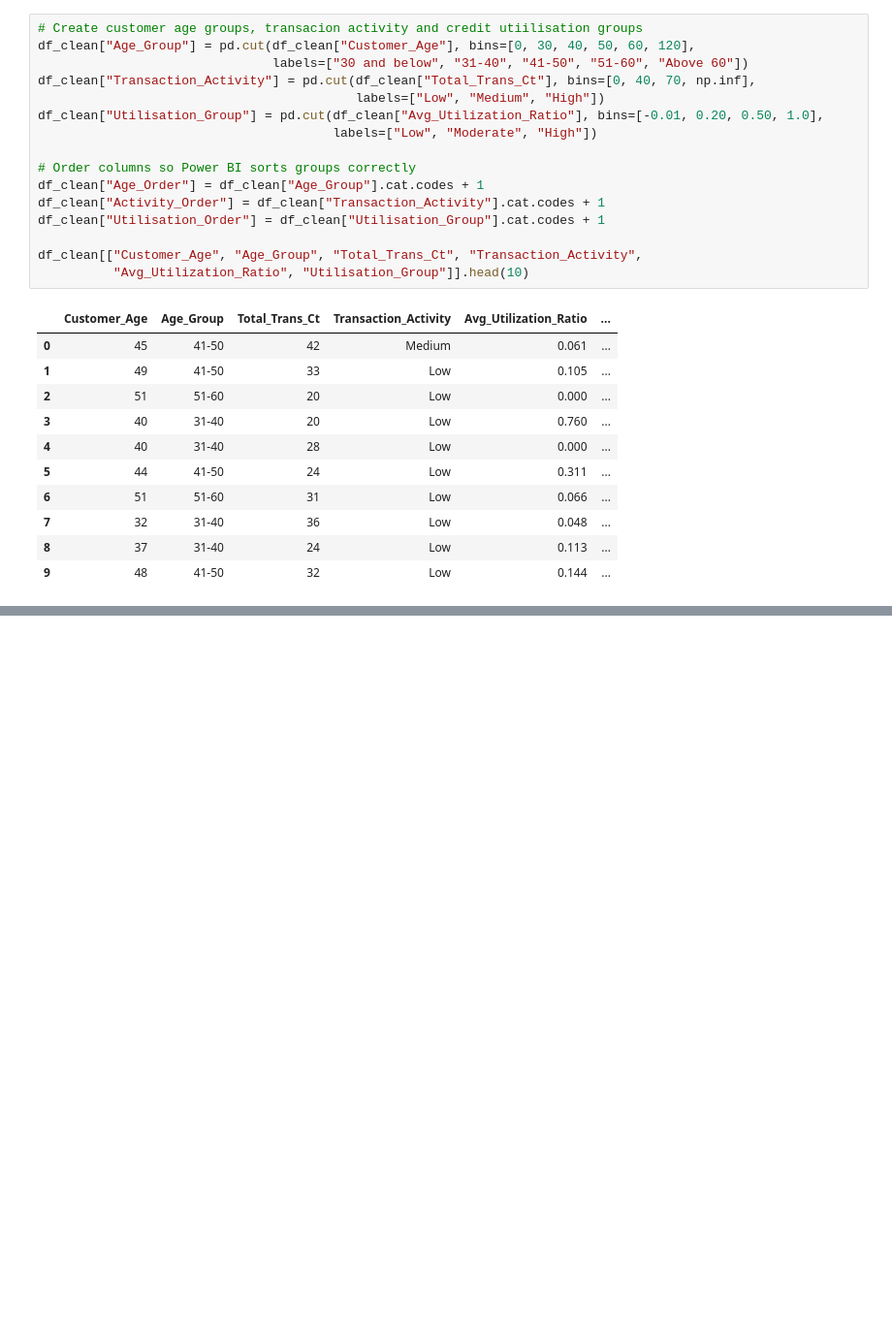
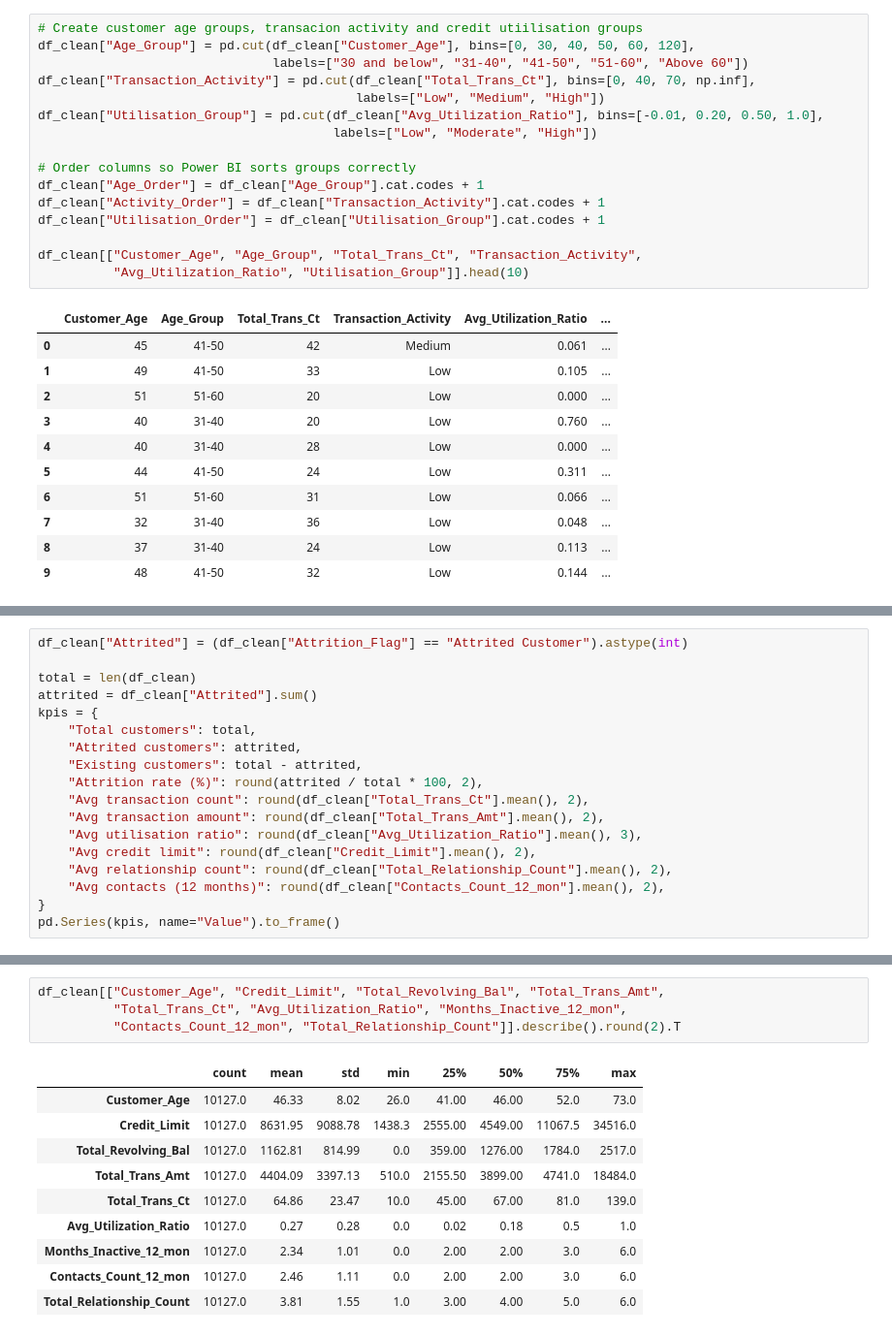
Before and after one commit to ReraA/MIT8339-bank-churn, a Jupyter notebook: MIT8339_Bank_Churn.ipynb, the cells around one changed output, grey strips where cells are left out. Shown at 97% size. Cells and saved outputs as stored; diff of their text form; blank space fills up the shorter version.

```diff
--- a/MIT8339_Bank_Churn.ipynb
+++ b/MIT8339_Bank_Churn.ipynb
@@ -200,0 +199,18 @@ C:\Users\USER
+# %%
+df_clean["Attrited"] = (df_clean["Attrition_Flag"] == "Attrited Customer").astype(int)
+
+total = len(df_clean)
+attrited = df_clean["Attrited"].sum()
+kpis = {
+    "Total customers": total,
+    "Attrited customers": attrited,
+    "Existing customers": total - attrited,
+    "Attrition rate (%)": round(attrited / total * 100, 2),
+    "Avg transaction count": round(df_clean["Total_Trans_Ct"].mean(), 2),
+    "Avg transaction amount": round(df_clean["Total_Trans_Amt"].mean(), 2),
+    "Avg utilisation ratio": round(df_clean["Avg_Utilization_Ratio"].mean(), 3),
+    "Avg credit limit": round(df_clean["Credit_Limit"].mean(), 2),
+    "Avg relationship count": round(df_clean["Total_Relationship_Count"].mean(), 2),
+    "Avg contacts (12 months)": round(df_clean["Contacts_Count_12_mon"].mean(), 2),
+}
+pd.Series(kpis, name="Value").to_frame()
@@ -200,0 +229,15 @@ C:\Users\USER
+# %%
+df_clean[["Customer_Age", "Credit_Limit", "Total_Revolving_Bal", "Total_Trans_Amt",
+          "Total_Trans_Ct", "Avg_Utilization_Ratio", "Months_Inactive_12_mon",
+          "Contacts_Count_12_mon", "Total_Relationship_Count"]].describe().round(2).T
+# %% [output]
+|  | count | mean | std | min | 25% | 50% | 75% | max |
+| Customer_Age | 10127.0 | 46.33 | 8.02 | 26.0 | 41.00 | 46.00 | 52.0 | 73.0 |
+| Credit_Limit | 10127.0 | 8631.95 | 9088.78 | 1438.3 | 2555.00 | 4549.00 | 11067.5 | 34516.0 |
+| Total_Revolving_Bal | 10127.0 | 1162.81 | 814.99 | 0.0 | 359.00 | 1276.00 | 1784.0 | 2517.0 |
+| Total_Trans_Amt | 10127.0 | 4404.09 | 3397.13 | 510.0 | 2155.50 | 3899.00 | 4741.0 | 18484.0 |
+| Total_Trans_Ct | 10127.0 | 64.86 | 23.47 | 10.0 | 45.00 | 67.00 | 81.0 | 139.0 |
+| Avg_Utilization_Ratio | 10127.0 | 0.27 | 0.28 | 0.0 | 0.02 | 0.18 | 0.5 | 1.0 |
+| Months_Inactive_12_mon | 10127.0 | 2.34 | 1.01 | 0.0 | 2.00 | 2.00 | 3.0 | 6.0 |
+| Contacts_Count_12_mon | 10127.0 | 2.46 | 1.11 | 0.0 | 2.00 | 2.00 | 3.0 | 6.0 |
+| Total_Relationship_Count | 10127.0 | 3.81 | 1.55 | 1.0 | 3.00 | 4.00 | 5.0 | 6.0 |
```
Also changed, not shown: parts of 10 cells of this notebook.
